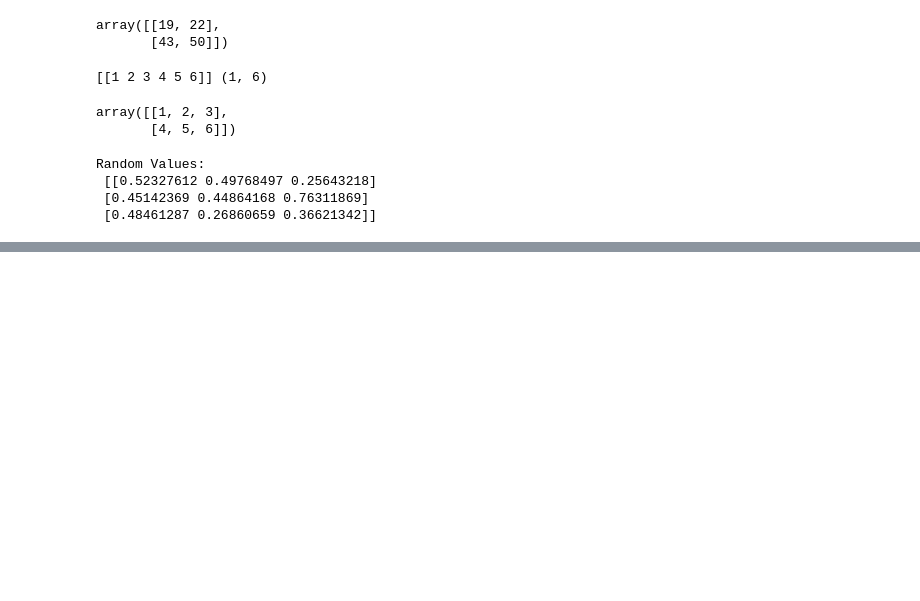
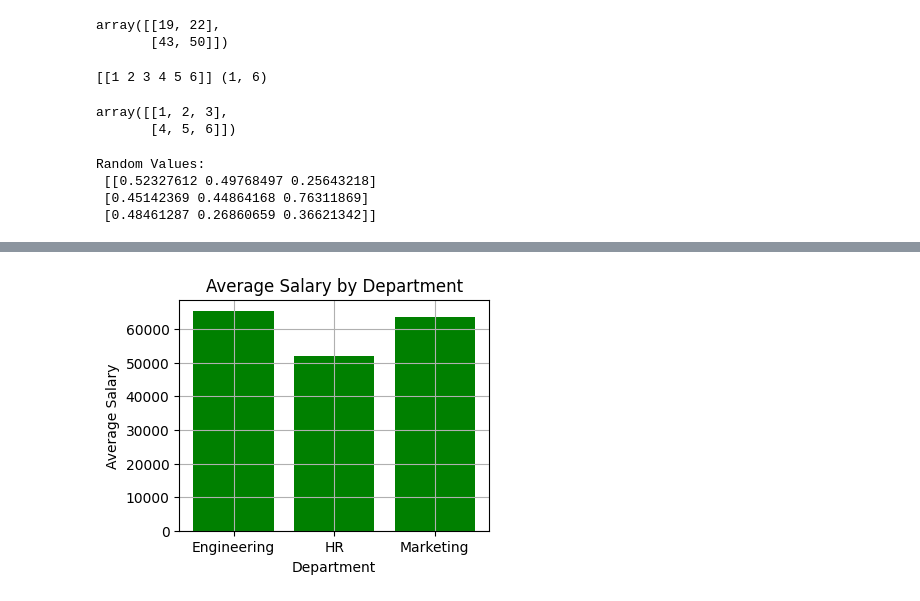
Before and after one commit to EPOCH-NSAKCET/PYTHON-FOR-ML, a Jupyter notebook: 2. LIBRARIES/1. intro to modules and libraries.ipynb, the cells around one changed output, grey strips where cells are left out. Saved outputs shown, nothing was run; the diff lists cells and outputs as text; code cells hidden in the pictures; blank space fills up the shorter version.

```diff
--- a/2. LIBRARIES/1. intro to modules and libraries.ipynb
+++ b/2. LIBRARIES/1. intro to modules and libraries.ipynb
@@ -78,0 +288,10 @@ Random Values:
+# %%
+plt.figure(figsize=(4,3))
+plt.bar(avg_salary_by_dept['Department'], avg_salary_by_dept['Salary'], color='green')
+plt.title('Average Salary by Department')
+plt.xlabel('Department')
+plt.ylabel('Average Salary')
+plt.grid(True)
+plt.show()
+# %% [output]
+[figure, added]
```
Also changed, not shown: parts of 34 cells of this notebook, 2 other files.
